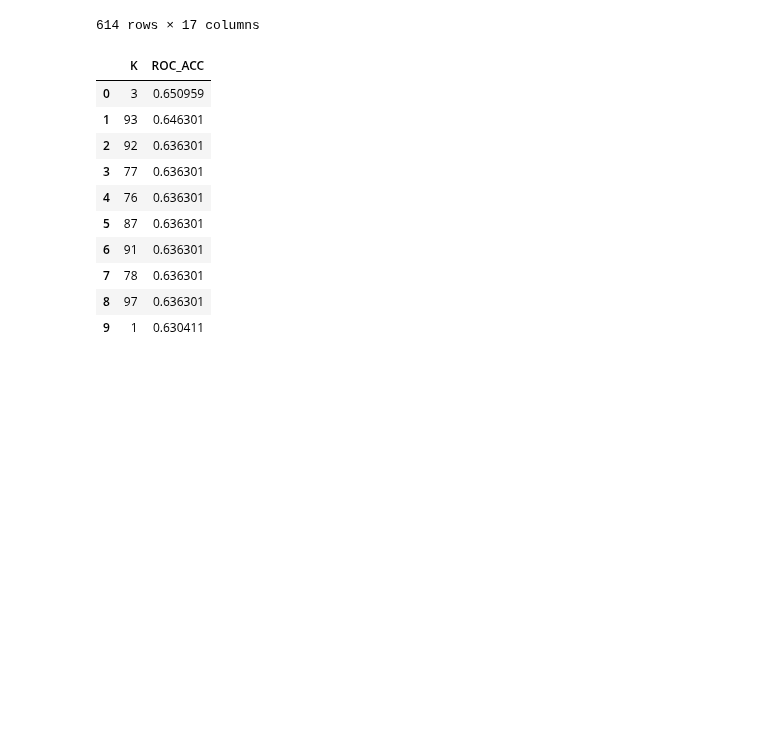
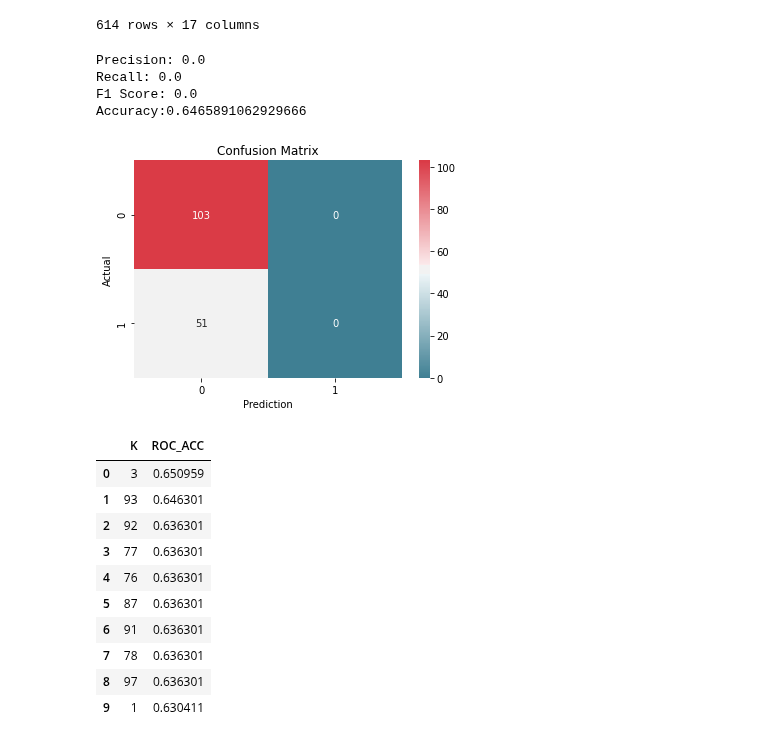
Before and after one commit to Aviost111/Diabetes_Predictions, a Jupyter notebook: Model_testing.ipynb, the cells around one changed output. Cells and saved outputs as stored; diff of their text form; code cells hidden in the pictures; blank space fills up the shorter version.

```diff
--- a/Model_testing.ipynb
+++ b/Model_testing.ipynb
@@ -72,0 +88,34 @@ X_train2, X_test2, y_train2, y_test2 = train_test_split(X_train_stand,y_train, t
+# %%
+dummy_model = DummyClassifier(strategy="most_frequent")
+
+dummy_model.fit(X_train, y_train)
+
+y_predict = dummy_model.predict(X_test)
+y_predict
+
+ax= plt.subplot()
+sns.heatmap(confusion_matrix(y_test,y_predict),annot=True, cmap=cmap,fmt='g')
+ax.set_xlabel('Prediction')
+ax.set_ylabel('Actual')
+ax.set_title('Confusion Matrix')
+
+y_train_pred = cross_val_predict(dummy_model, X_train, y_train, cv=10)
+
+accuracy = np.mean(cross_val_score(dummy_model, X_train, y_train, scoring='accuracy', cv=10))
+
+f1 = np.mean(cross_val_score(dummy_model, X_train, y_train, scoring='f1', cv=10))
+
+precision = precision_score(y_train, y_train_pred)
+
+recall = recall_score(y_train, y_train_pred)
+
+print(f"Precision: {precision}")
+print(f"Recall: {recall}")
+print(f"F1 Score: {f1}")
+print(f"Accuracy:{accuracy}")
+# %% [output]
+Precision: 0.0
+Recall: 0.0
+F1 Score: 0.0
+Accuracy:0.6465891062929666
+[figure, added]
```
Also changed, not shown: parts of 3 cells of this notebook.
